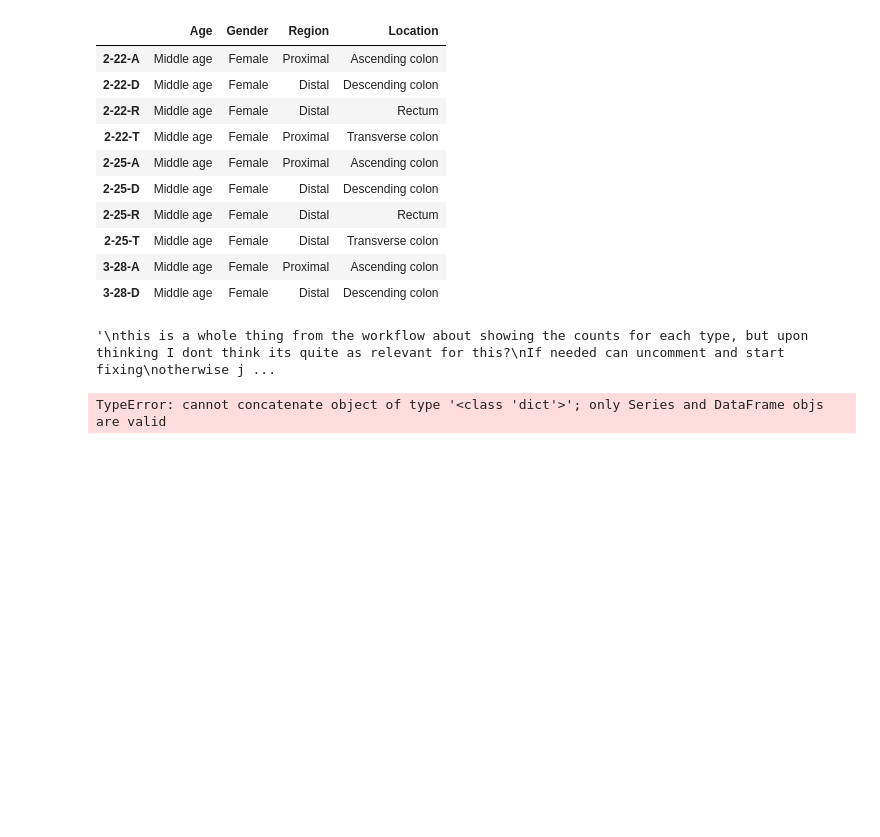
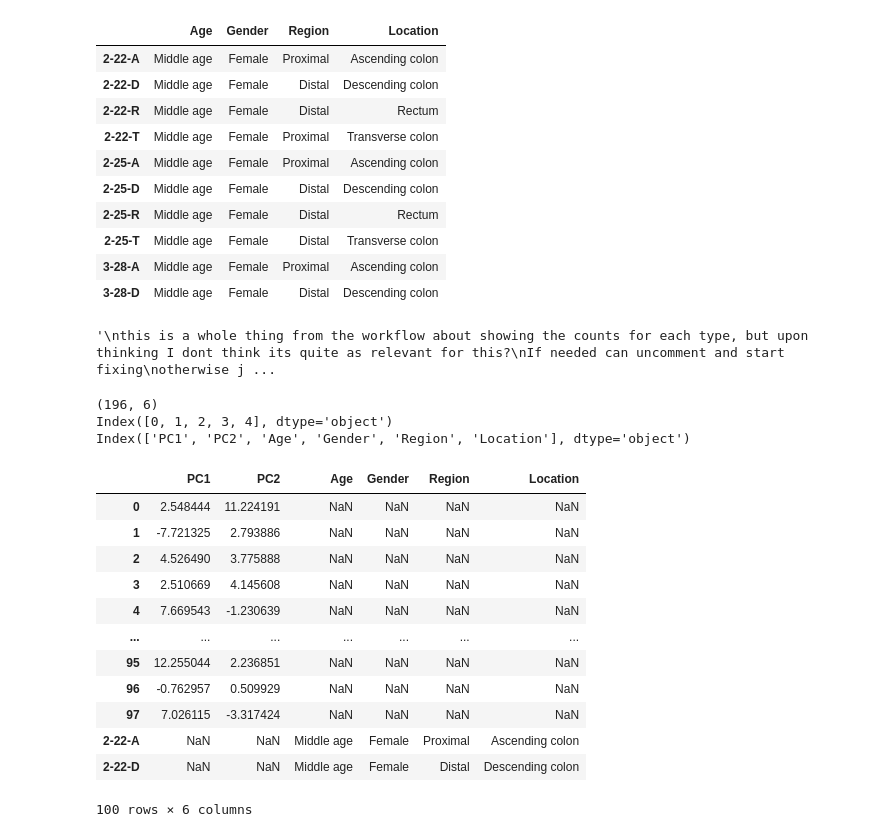
Before and after one commit to CadenBold/intestinal-omics, a Jupyter notebook: working.ipynb, the cells around one changed output. Drawn from its saved outputs; the diff is of its cells as text; code cells hidden in the pictures; blank space fills up the shorter version.

```diff
--- a/working.ipynb
+++ b/working.ipynb
@@ -177,30 +172,37 @@ display(all_groups_summary)
 # %%
 from umap.umap_ import UMAP
 import seaborn as sns
 
+X = preprocessed_scaled.T
+pca = PCA(n_components=2, random_state=42)
+X_pca = pca.fit_transform(X)
 
-meta_file = "43587_2024_572_MOESM4_ESM.xlsx"
+pca_df = pd.DataFrame(X_pca, columns=['PC1', 'PC2'])
 
-meta_info = pd.read_excel(meta_file,sheet_name='Fig 1a')
+meta_df = pd.DataFrame.from_dict(sample_to_info, orient="index")
+meta_df.index.name = "Sample"
 
-meta = meta_info.copy()
-meta = meta[1:]
-meta.columns = meta.iloc[0]
-meta = meta[meta['Metabolome'] == 1]
+pca_df = pd.concat([pca_df, meta_df], axis=1)
 
-sample_to_info = meta.set_index('Macaca fascicularis Sample ID')[['Age', 'Gender','Region','Location']].to_dict(orient='index')
+print(pca_df.shape)      # rows × cols
+print(pca_df.index[:5])  # first few sample IDs
+print(pca_df.columns)    # column names
 
-combined_data = []
-combined_metadata = []
-
-df_t = preprocessed_scaled.T
-combined_data.append(df_t)
-combined_metadata.append(sample_to_info)
-
-X_combined = pd.concat(combined_data, axis=0)
-metadata_combined = pd.concat(combined_metadata, axis=0).reset_index(drop=True)
-
-print(f"Combined data shape: {X_combined.shape}")
-print(f"Metadata shape: {metadata_combined.shape}")
+pca_df.head(100)
 # %% [output]
-TypeError: cannot concatenate object of type '<class 'dict'>'; only Series and DataFrame objs are valid
+(196, 6)
+Index([0, 1, 2, 3, 4], dtype='object')
+Index(['PC1', 'PC2', 'Age', 'Gender', 'Region', 'Location'], dtype='object')
+|  | PC1 | PC2 | Age | Gender | Region | Location |
+| 0 | 2.548444 | 11.224191 | NaN | NaN | NaN | NaN |
+| 1 | -7.721325 | 2.793886 | NaN | NaN | NaN | NaN |
+| 2 | 4.526490 | 3.775888 | NaN | NaN | NaN | NaN |
+| 3 | 2.510669 | 4.145608 | NaN | NaN | NaN | NaN |
+| 4 | 7.669543 | -1.230639 | NaN | NaN | NaN | NaN |
+| ... | ... | ... | ... | ... | ... | ... |
+| 95 | 12.255044 | 2.236851 | NaN | NaN | NaN | NaN |
+| 96 | -0.762957 | 0.509929 | NaN | NaN | NaN | NaN |
+| 97 | 7.026115 | -3.317424 | NaN | NaN | NaN | NaN |
+| 2-22-A | NaN | NaN | Middle age | Female | Proximal | Ascending colon |
+| 2-22-D | NaN | NaN | Middle age | Female | Distal | Descending colon |
+100 rows × 6 columns
```
Also changed, not shown: parts of 1 cell of this notebook.
